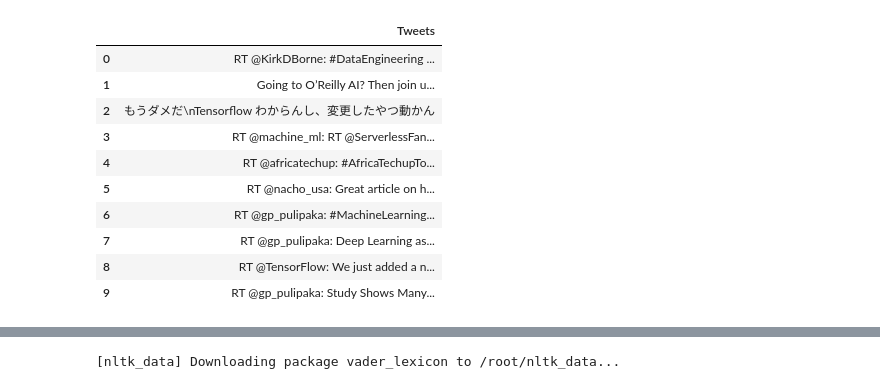
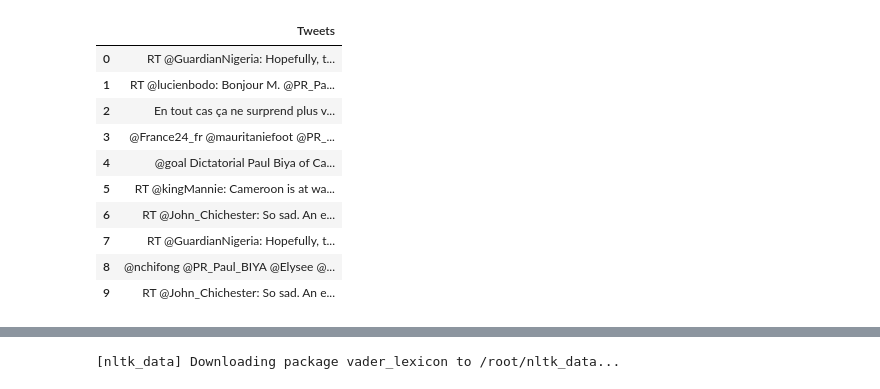
Before and after one commit to obeshor/DataLit, a Jupyter notebook: 1-Data Collection/Sentiment_Analysis.ipynb, the cells around one changed output, grey strips where cells are left out. Saved outputs shown, nothing was run; the diff lists cells and outputs as text; code cells hidden in the pictures.

```diff
--- a/1-Data Collection/Sentiment_Analysis.ipynb
+++ b/1-Data Collection/Sentiment_Analysis.ipynb
@@ -31,34 +31,34 @@ import pandas as pd
 from nltk.sentiment.vader import SentimentIntensityAnalyzer
 # %%
 #My Twitter API Authentication Variables
-consumer_key = ' '
-consumer_secret = ''
-access_token = ''
-access_token_secret = ''
+consumer_key = 'v6f4a5s0SPsSCMG8oO9lHCvTh'
+consumer_secret = 'k6qCHbtGQg3yI6kv2E1FRSKNYKYBblFgXKgknWjbtQyr7H3ilL'
+access_token = '2594724038-t7YaHRGdeQ8Yc6jn9uPtza1GiEMXhFSMryYVTvu'
+access_token_secret = 'EG1IaZnlMNKrfaEye7GW5NiwRe3qAyXgAIYFUXIWzcpEq'
 # %%
 auth = tweepy.OAuthHandler(consumer_key, consumer_secret)
 auth.set_access_token(access_token, access_token_secret)
 
 api = tweepy.API(auth)
 
-tweets = api.search('Tensorflow', count=300)
+tweets = api.search('Paul Biya', count=1000)
 
 
 data = pd.DataFrame(data=[tweet.text for tweet in tweets], columns=['Tweets'])
 
 display(data.head(10))
 
 
 print(tweets[0].created_at)
 # %% [output]
 |  | Tweets |
-| 0 | RT @KirkDBorne: #DataEngineering ... |
-| 1 | Going to O’Reilly AI? Then join u... |
-| 2 | もうダメだ\nTensorflow わからんし、変更したやつ動かん |
-| 3 | RT @machine_ml: RT @ServerlessFan... |
-| 4 | RT @africatechup: #AfricaTechupTo... |
-| 5 | RT @nacho_usa: Great article on h... |
-| 6 | RT @gp_pulipaka: #MachineLearning... |
-| 7 | RT @gp_pulipaka: Deep Learning as... |
-| 8 | RT @TensorFlow: We just added a n... |
-| 9 | RT @gp_pulipaka: Study Shows Many... |
+| 0 | RT @GuardianNigeria: Hopefully, t... |
+| 1 | RT @lucienbodo: Bonjour M. @PR_Pa... |
+| 2 | En tout cas ça ne surprend plus v... |
+| 3 | @France24_fr @mauritaniefoot @PR_... |
+| 4 | @goal Dictatorial Paul Biya of Ca... |
+| 5 | RT @kingMannie: Cameroon is at wa... |
+| 6 | RT @John_Chichester: So sad. An e... |
+| 7 | RT @GuardianNigeria: Hopefully, t... |
+| 8 | @nchifong @PR_Paul_BIYA @Elysee @... |
+| 9 | RT @John_Chichester: So sad. An e... |
```
Also changed, not shown: parts of 4 cells of this notebook.
